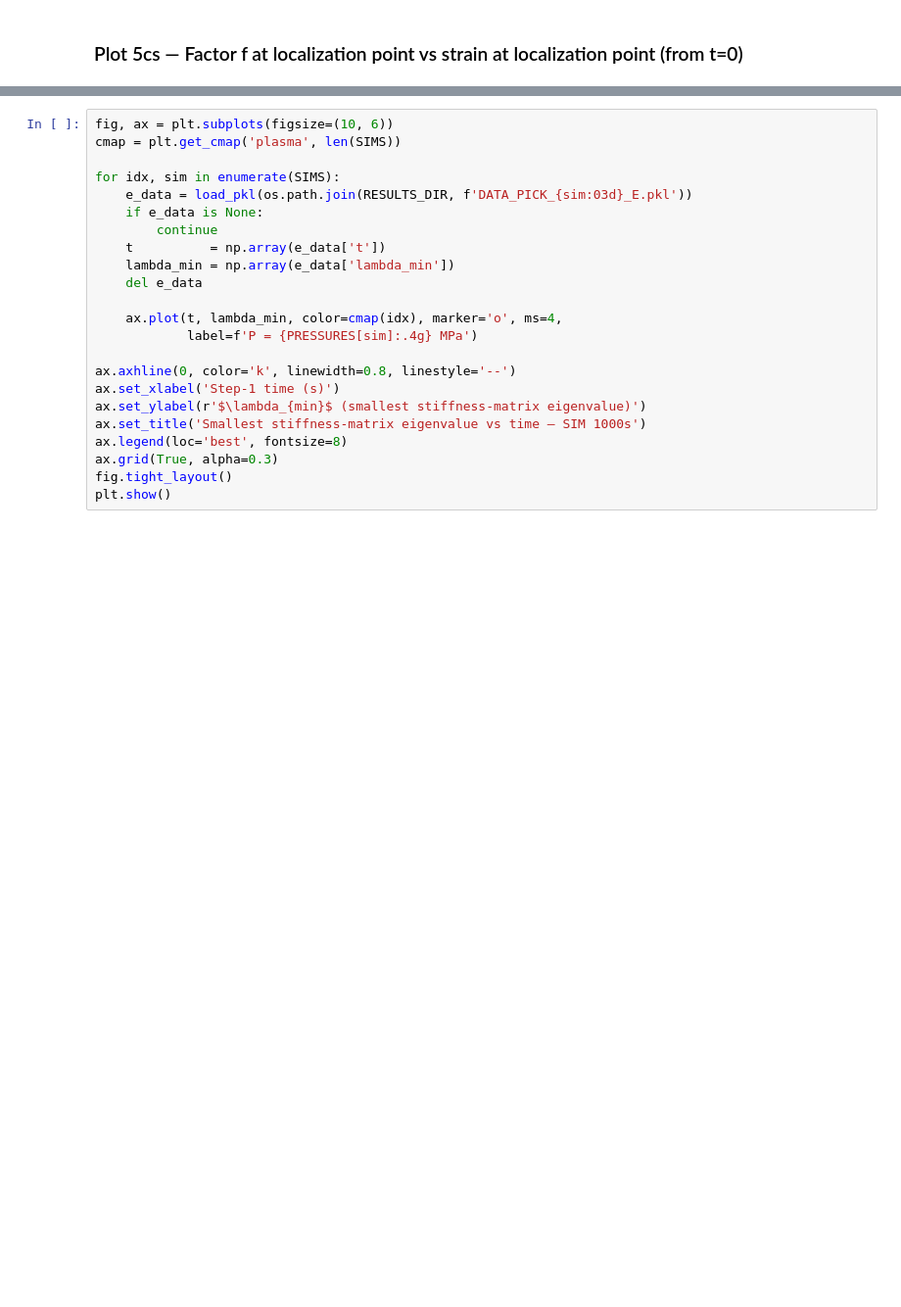
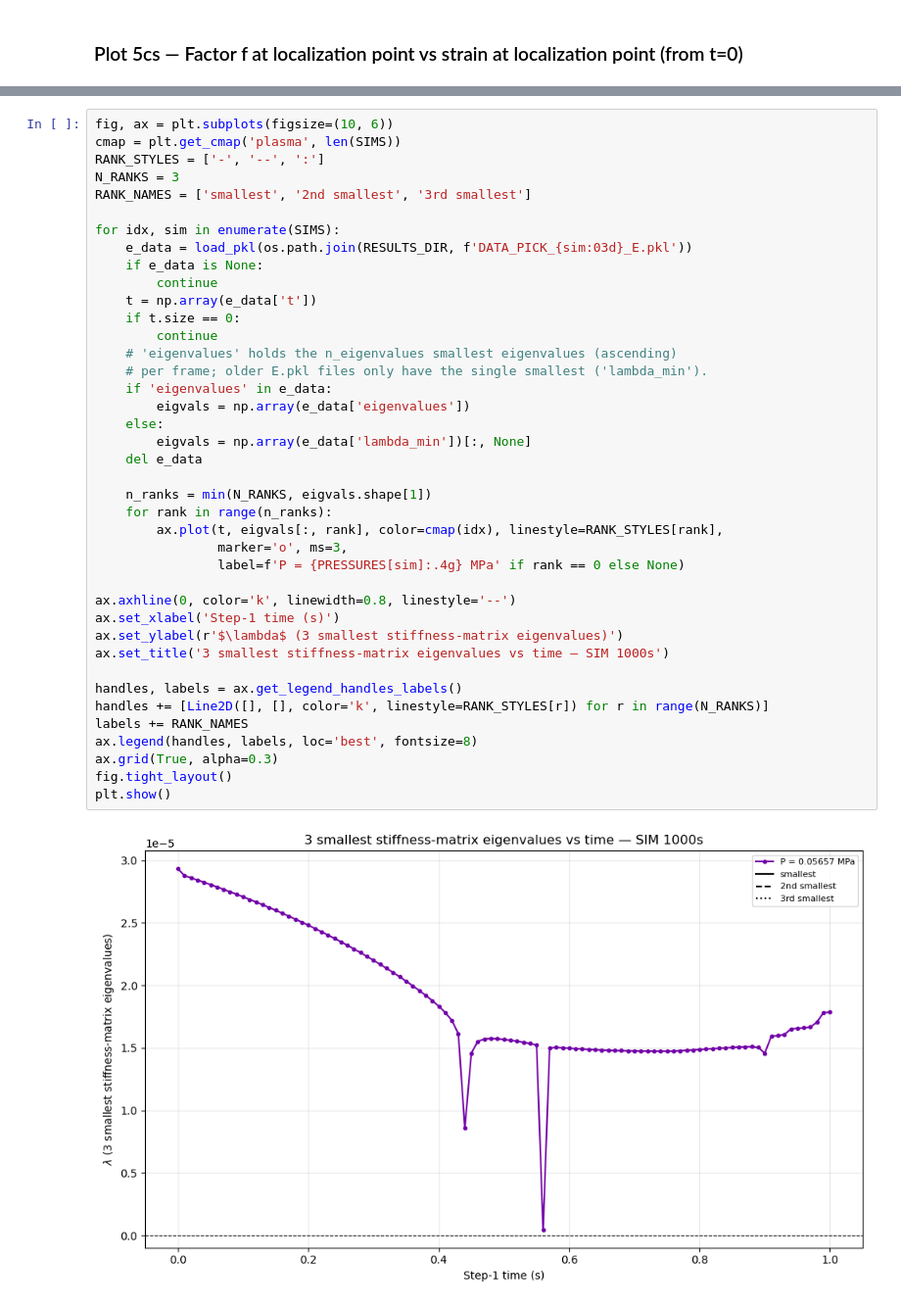
Before and after one commit to francoruffini17/FOAM_V03, a Jupyter notebook: Z001_Results_Analizer/SIM_1000s_analysis.ipynb, the cells around one changed output, grey strips where cells are left out. Shown at 98% size. Cells and saved outputs as stored; diff of their text form; blank space fills up the shorter version.

```diff
--- a/Z001_Results_Analizer/SIM_1000s_analysis.ipynb
+++ b/Z001_Results_Analizer/SIM_1000s_analysis.ipynb
@@ -601,23 +702,42 @@ extraction hasn't been (successfully) run yet.
 # %%
 fig, ax = plt.subplots(figsize=(10, 6))
 cmap = plt.get_cmap('plasma', len(SIMS))
+RANK_STYLES = ['-', '--', ':']
+N_RANKS = 3
+RANK_NAMES = ['smallest', '2nd smallest', '3rd smallest']
 
 for idx, sim in enumerate(SIMS):
     e_data = load_pkl(os.path.join(RESULTS_DIR, f'DATA_PICK_{sim:03d}_E.pkl'))
     if e_data is None:
         continue
-    t          = np.array(e_data['t'])
-    lambda_min = np.array(e_data['lambda_min'])
+    t = np.array(e_data['t'])
+    if t.size == 0:
+        continue
+    # 'eigenvalues' holds the n_eigenvalues smallest eigenvalues (ascending)
+    # per frame; older E.pkl files only have the single smallest ('lambda_min').
+    if 'eigenvalues' in e_data:
+        eigvals = np.array(e_data['eigenvalues'])
+    else:
+        eigvals = np.array(e_data['lambda_min'])[:, None]
     del e_data
 
-    ax.plot(t, lambda_min, color=cmap(idx), marker='o', ms=4,
-            label=f'P = {PRESSURES[sim]:.4g} MPa')
+    n_ranks = min(N_RANKS, eigvals.shape[1])
+    for rank in range(n_ranks):
+        ax.plot(t, eigvals[:, rank], color=cmap(idx), linestyle=RANK_STYLES[rank],
+                marker='o', ms=3,
+                label=f'P = {PRESSURES[sim]:.4g} MPa' if rank == 0 else None)
 
 ax.axhline(0, color='k', linewidth=0.8, linestyle='--')
 ax.set_xlabel('Step-1 time (s)')
-ax.set_ylabel(r'$\lambda_{min}$ (smallest stiffness-matrix eigenvalue)')
-ax.set_title('Smallest stiffness-matrix eigenvalue vs time — SIM 1000s')
-ax.legend(loc='best', fontsize=8)
+ax.set_ylabel(r'$\lambda$ (3 smallest stiffness-matrix eigenvalues)')
+ax.set_title('3 smallest stiffness-matrix eigenvalues vs time — SIM 1000s')
+
+handles, labels = ax.get_legend_handles_labels()
+handles += [Line2D([], [], color='k', linestyle=RANK_STYLES[r]) for r in range(N_RANKS)]
+labels += RANK_NAMES
+ax.legend(handles, labels, loc='best', fontsize=8)
 ax.grid(True, alpha=0.3)
 fig.tight_layout()
 plt.show()
+# %% [output]
+[figure, added]
```
Also changed, not shown: parts of 20 cells of this notebook, 9 other files.
